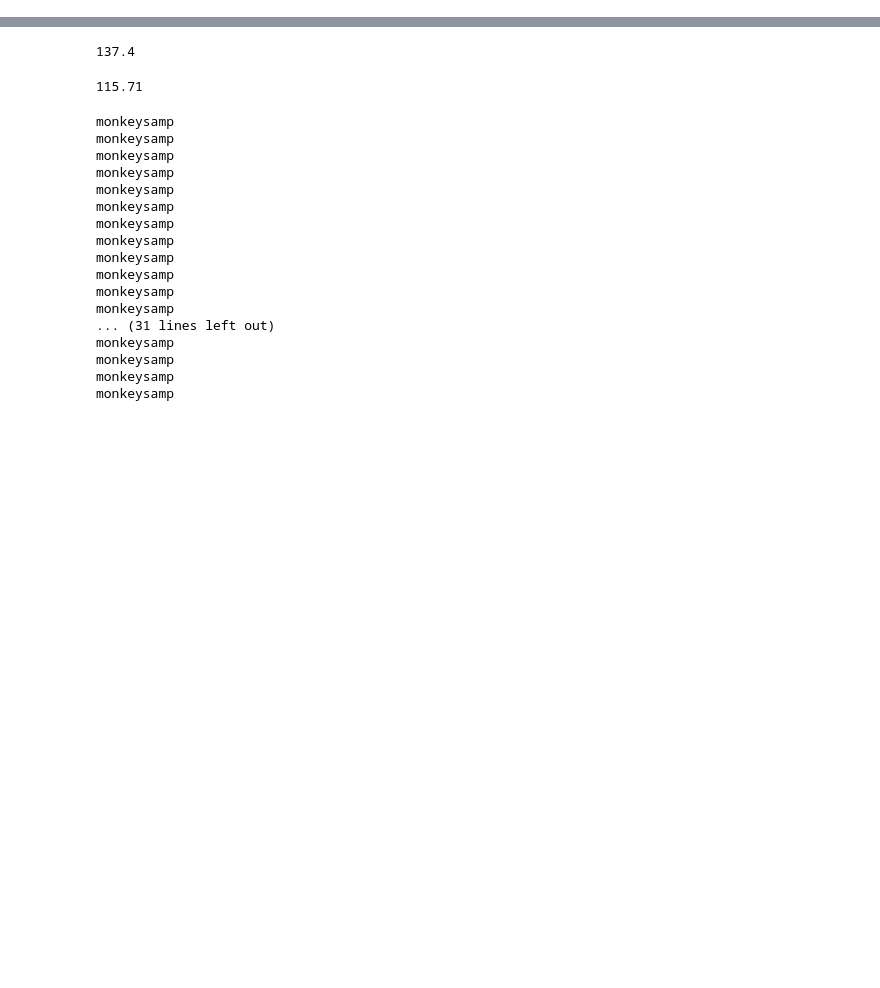
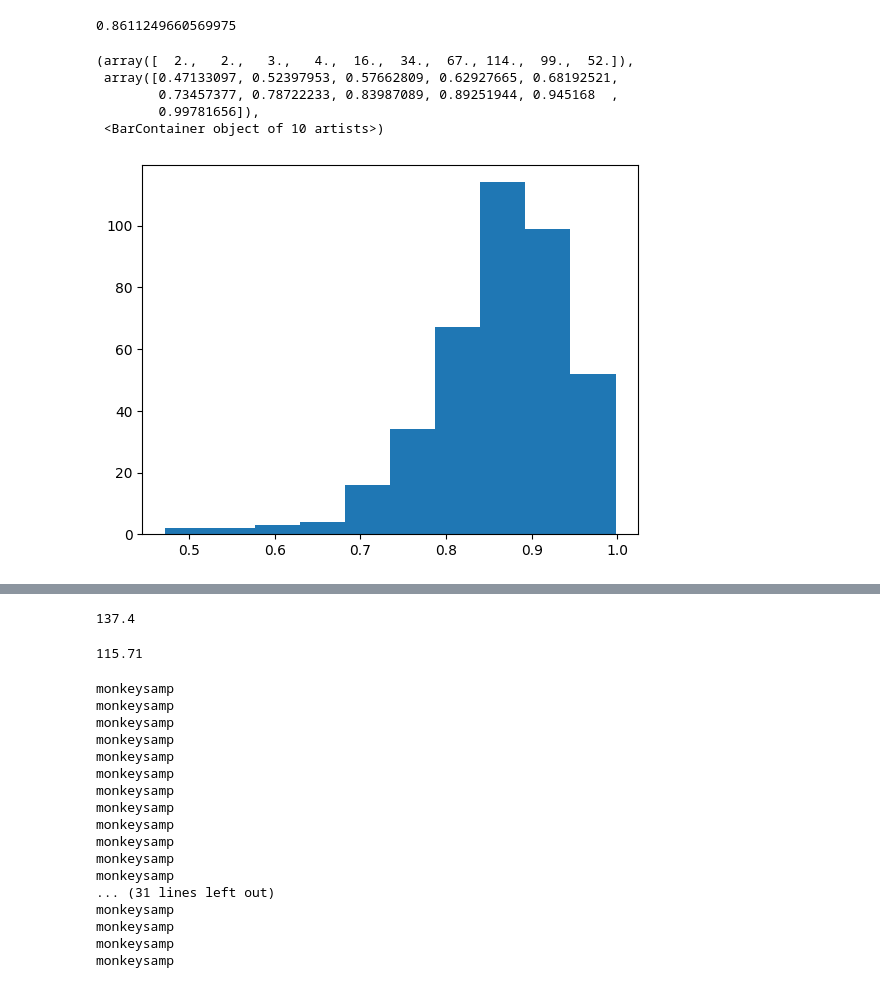
Before and after one commit to PrasannS/tfr-decoding, a Jupyter notebook: explore_pfsamp.ipynb, the cells around one changed output, grey strips where cells are left out. Drawn from its saved outputs; the diff is of its cells as text; code cells hidden in the pictures; blank space fills up the shorter version.

```diff
--- a/explore_pfsamp.ipynb
+++ b/explore_pfsamp.ipynb
@@ -58,0 +87,2 @@ with torch.no_grad():
+# %%
+resold = pd.read_json("output/hparam_explore2/enhsamp7_20.jsonl", orient='records', lines=True)
@@ -58,0 +95,5 @@ with torch.no_grad():
+# %%
+def count_tokens(text):
+    return len(tokenizer(text).input_ids)
+
+resold['extra_toks'] = resold['budgets'] - resold['outs'].apply(count_tokens)
@@ -58,0 +132,12 @@ with torch.no_grad():
+# %%
+sub = resold[resold.extra_toks<100].scos
+print(mean(sub))
+plt.hist(sub)
+# %% [output]
+0.8611249660569975
+(array([  2.,   2.,   3.,   4.,  16.,  34.,  67., 114.,  99.,  52.]),
+ array([0.47133097, 0.52397953, 0.57662809, 0.62927665, 0.68192521,
+        0.73457377, 0.78722233, 0.83987089, 0.89251944, 0.945168  ,
+        0.99781656]),
+ <BarContainer object of 10 artists>)
+[figure, added]
```
Also changed, not shown: parts of 13 cells of this notebook, 7 other files.
